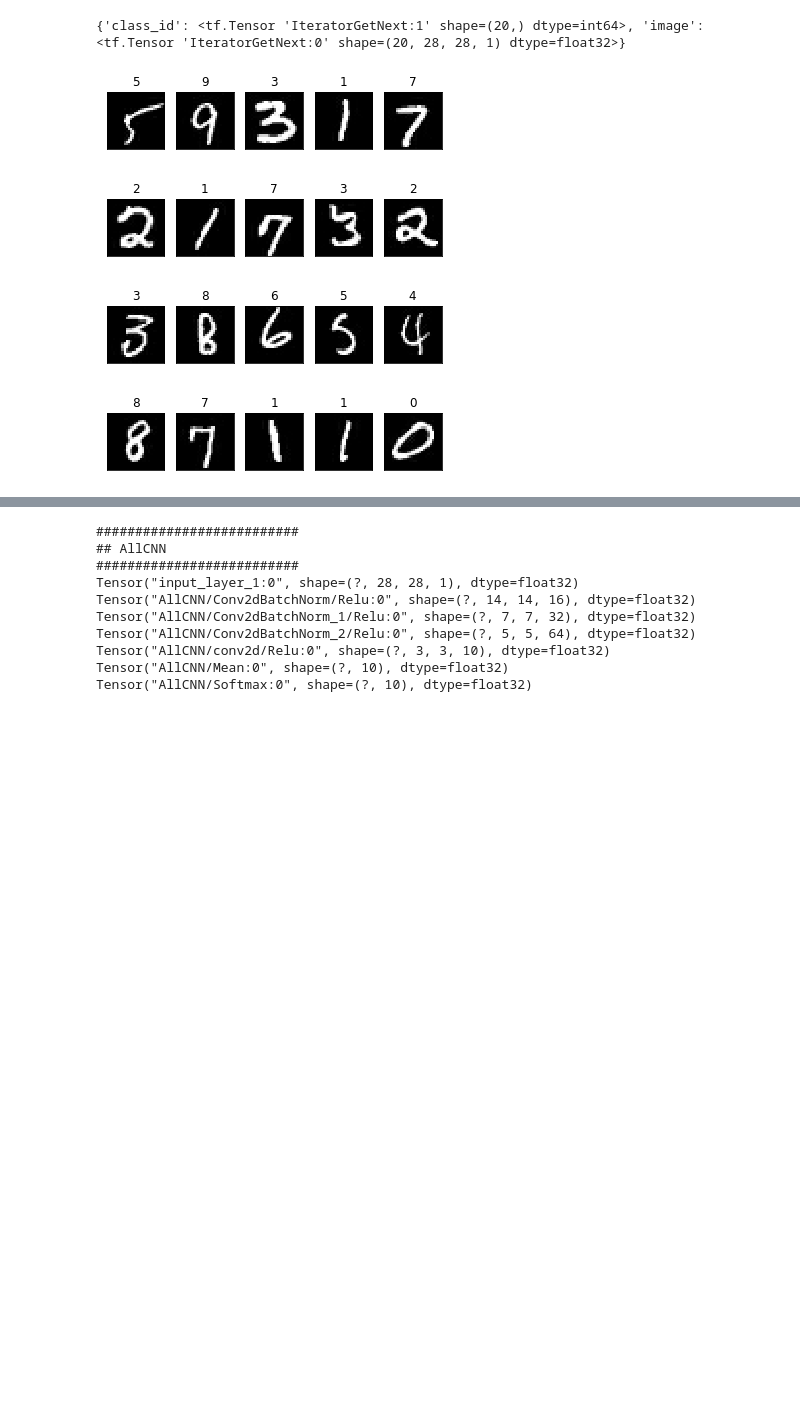
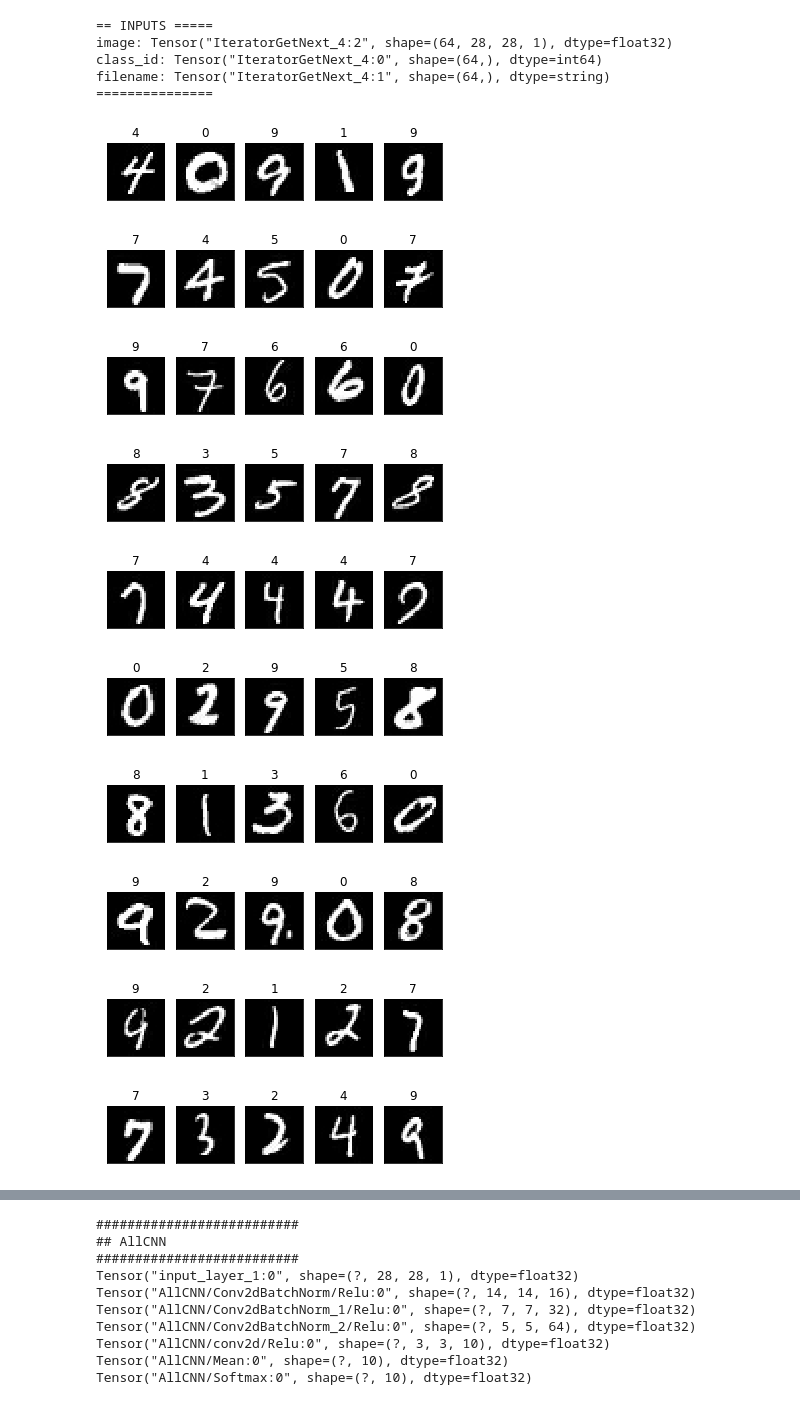
Before and after one commit to cgarciae/mnist-estimator, a Jupyter notebook: mnist-allcnn.ipynb, the cells around one changed output, grey strips where cells are left out. Cells and saved outputs as stored; diff of their text form; code cells hidden in the pictures; blank space fills up the shorter version.

```diff
--- a/mnist-allcnn.ipynb
+++ b/mnist-allcnn.ipynb
@@ -15,5 +32,5 @@ To download and import the data we will use dataget here but you can import the
 # %%
-dataset = data("mnist").get()
+dataset = dg.data("mnist").get()
 
-dataset.training_set.df.columns
+dataset.df.columns
 # %% [output]
@@ -48,0 +94,4 @@ def input_fn(df, img_shape = [28, 28], embeddings_shape = [1, 1, 100], epochs =
+# %%
+df = dataset.df
+df = dg.shuffle(df)
+df_train, df_test = dg.split(df, 0.8)
@@ -48,0 +100,5 @@ def input_fn(df, img_shape = [28, 28], embeddings_shape = [1, 1, 100], epochs =
+# %%
+features, _ = input_fn(df_train, params, tf.estimator.ModeKeys.TRAIN)
+
+for name, tensor in features.items():
+    print("{}: {}".format(name, tensor))
@@ -49,33 +113,39 @@ def input_fn(df, img_shape = [28, 28], embeddings_shape = [1, 1, 100], epochs =
 # %%
-features, _ = input_fn(dataset.training_set.df, batch_size=20)
-
 image = features["image"]
 class_id = features["class_id"]
-
-print(features)
 
 images, class_ids = sess.run([image, class_id])
 
 for tup in cz.partition(5, zip(images, class_ids)):
 
     fig, axes = plt.subplots(1, 5, subplot_kw=dict())
 
     for i, (img, class_id) in enumerate(tup):
 
 
         img = np.squeeze(img).astype(np.uint8)
 
         axes[i].imshow(img, cmap="gray")
         axes[i].title.set_text(class_id)
         axes[i].get_yaxis().set_visible(False)
         axes[i].get_xaxis().set_visible(False)
 
     fig.show()
 
 plt.show()
 # %% [output]
-{'class_id': <tf.Tensor 'IteratorGetNext:1' shape=(20,) dtype=int64>, 'image': <tf.Tensor 'IteratorGetNext:0' shape=(20, 28, 28, 1) dtype=float32>}
+== INPUTS =====
+image: Tensor("IteratorGetNext_4:2", shape=(64, 28, 28, 1), dtype=float32)
+class_id: Tensor("IteratorGetNext_4:0", shape=(64,), dtype=int64)
+filename: Tensor("IteratorGetNext_4:1", shape=(64,), dtype=string)
+===============
-[figure, old version]
+[figure, new version]
-[figure, old version]
+[figure, new version]
-[figure, old version]
+[figure, new version]
-[figure, old version]
+[figure, new version]
+[figure, added]
+[figure, added]
+[figure, added]
+[figure, added]
+[figure, added]
+[figure, added]
```
Also changed, not shown: parts of 40 cells of this notebook, 11 other files.
